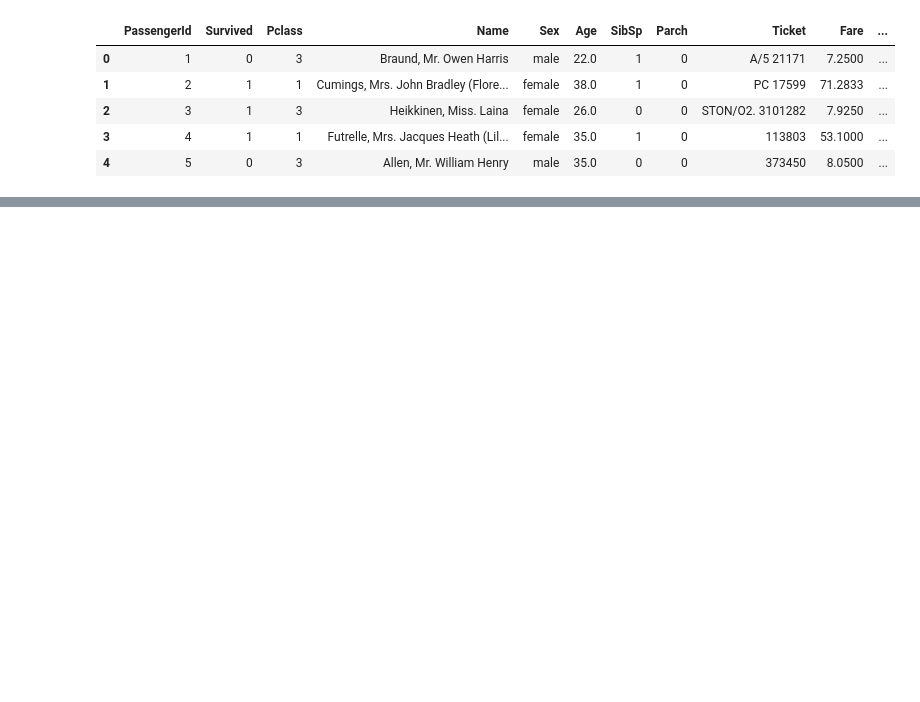
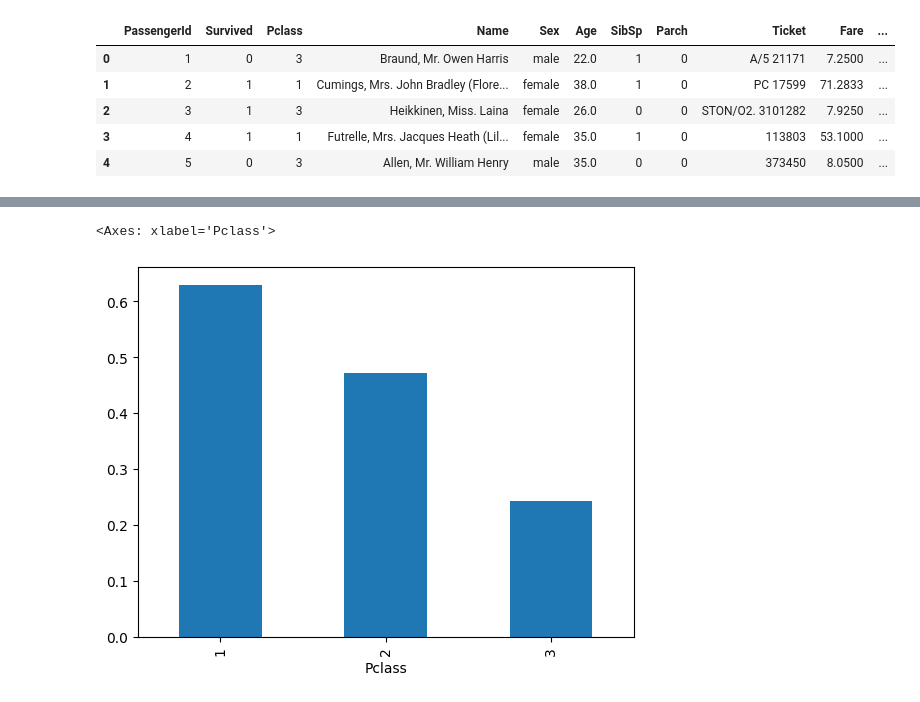
Before and after one commit to SeanJamesJr/Unit2, a Jupyter notebook: titanic.ipynb, the cells around one changed output, grey strips where cells are left out. Cells and saved outputs as stored; diff of their text form; code cells hidden in the pictures; blank space fills up the shorter version.

```diff
--- a/titanic.ipynb
+++ b/titanic.ipynb
@@ -19,0 +23,5 @@ Name: Sex, dtype: int64
+# %%
+import pandas as pd
+df = pd.read_csv('titanic.csv')
+df.head()
+# opens titanic.csv to read
@@ -19,0 +35,7 @@ Name: Sex, dtype: int64
+# %%
+data2 = df.groupby(["Pclass"])['Survived'].mean()
+data2.plot(kind='bar')
+# sets data to each columns info
+# %% [output]
+<Axes: xlabel='Pclass'>
+[figure, added]
```
Also changed, not shown: parts of 8 cells of this notebook, 3 other files.
